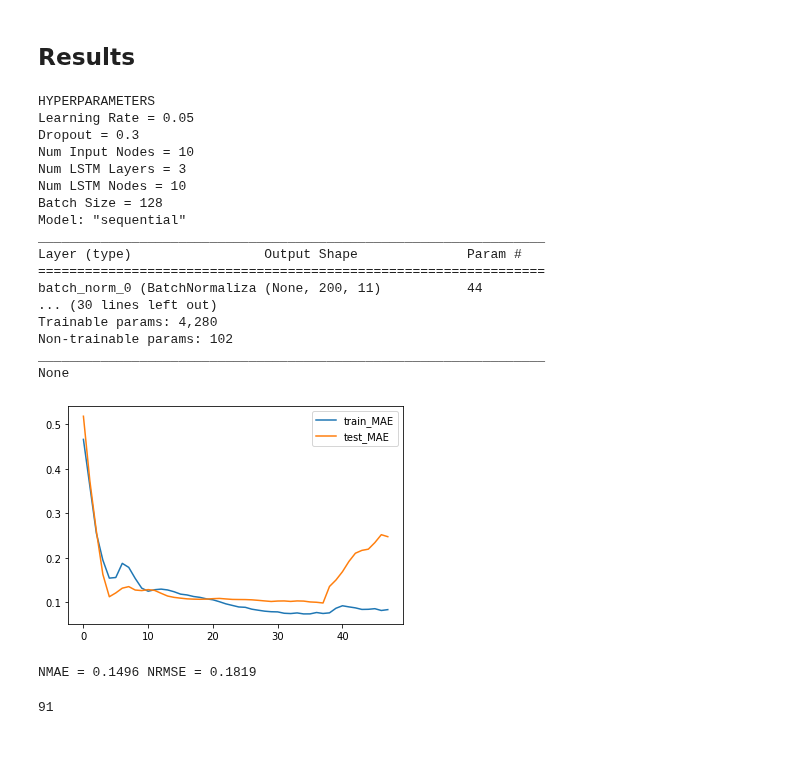
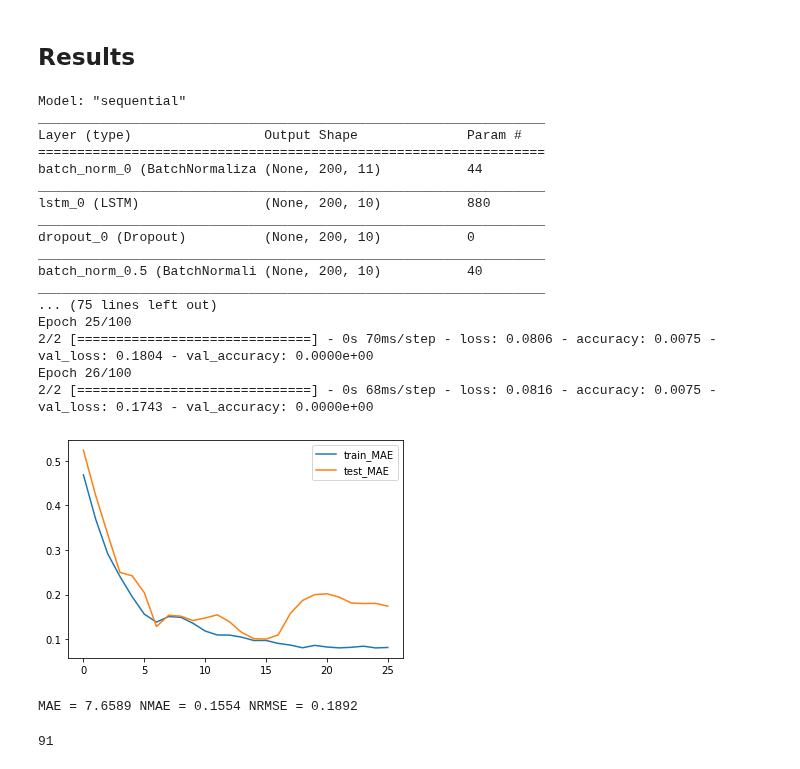
Before and after one commit to TLChilton/Senior_Capstone, a Jupyter notebook: Thomas/LSTMBayesSearch.ipynb, the cells around one changed output. Saved outputs shown, nothing was run; the diff lists cells and outputs as text; code cells hidden in the pictures.

```diff
--- a/Thomas/LSTMBayesSearch.ipynb
+++ b/Thomas/LSTMBayesSearch.ipynb
@@ -202,9 +173,6 @@ def build_model(learning_rate, num_input_nodes, num_lstm_layers, num_lstm_nodes,
         model.add(LSTM(num_lstm_nodes, name='lstm_{0}'.format(i+1), return_sequences=True))
         model.add(Dropout(dropout, name='dropout_{0}'.format(i+1)))
         model.add(BatchNormalization(name='batch_norm_{0}'.format(i+1)))
-        if (i % 2) == 0 and i < num_lstm_layers - 1:
-            model.add(Flatten())
-            model.add(RepeatVector(n_out))
     model.add(LSTM(1, name='lstm_last', return_sequences=False))
     model.add(Dense(n_out, activation="linear", name='dense', kernel_constraint=NonNeg()))
 
@@ -229,8 +197,8 @@ from tensorflow.python.keras import backend as K
 import math
 # %%
 
-dim_learning_rate = Real(low=0.0001, high=0.9999, prior='uniform', name='learning_rate')
-dim_dropout = Real(low=0, high=0.9999, name='dropout')
+dim_learning_rate = Real(low=0.00010, high=0.99999, prior='uniform', name='learning_rate')
+dim_dropout = Real(low=0.00000, high=0.99999, name='dropout')
 dim_num_input_nodes = Integer(low=1, high=365, name='num_input_nodes')
 dim_num_lstm_layers = Integer(low=0, high=5, name='num_lstm_layers')
 dim_num_lstm_nodes = Integer(low=1, high=365, name='num_lstm_nodes')
@@ -274,6 +242,7 @@ def fitness(learning_rate, dropout, num_input_nodes, num_lstm_layers,
     # Delete the Keras model with these hyper-parameters from memory.
     del model
     del early_stopping
+    del history
 
     # Clear the Keras session, otherwise it will keep adding new
     # models to the same TensorFlow graph each time we create
@@ -291,6 +260,7 @@ gp_result = gp_minimize(
     dimensions=dimensions,
     n_calls=15,
     n_jobs=-1,
+    kappa=5,    # default is 1.96
     x0=default_parameters,
     verbose=True
 )
@@ -315,52 +307,45 @@ Current minimum: 0.1801
 # %% [markdown]
 ## Results
 # %%
-print("HYPERPARAMETERS")
-print("Learning Rate = %s" % gp_result.x[0])
-print("Dropout = %s" % gp_result.x[1])
-print("Num Input Nodes = %s" % gp_result.x[2])
-print("Num LSTM Layers = %s" % gp_result.x[3])
-print("Num LSTM Nodes = %s" % gp_result.x[4])
-print("Batch Size = %s" % gp_result.x[5])
 model = build_model(learning_rate=gp_result.x[0], dropout=gp_result.x[1], num_input_nodes=gp_result.x[2],
     num_lstm_layers=gp_result.x[3], num_lstm_nodes=gp_result.x[4], n_out=n_out)
 
 print(model.summary())
 early_stopping = EarlyStopping(monitor='val_loss', mode='min', patience=10, restore_best_weights=True)
 history = model.fit(
     x=train_X,
     y=train_y,
     epochs=100,
     batch_size=gp_result.x[5],
     validation_data=(test_X, test_y),
     shuffle=False,
-    verbose=0,
+    verbose=1,
     callbacks=[early_stopping])
 
 pyplot.figure()
 pyplot.plot(history.history['loss'], label='train_MAE')
 pyplot.plot(history.history['val_loss'], label='test_MAE')
 pyplot.legend()
 pyplot.show()
 # %% [output]
-HYPERPARAMETERS
-Learning Rate = 0.05
-Dropout = 0.3
-Num Input Nodes = 10
-Num LSTM Layers = 3
-Num LSTM Nodes = 10
-Batch Size = 128
 Model: "sequential"
 _________________________________________________________________
 Layer (type)                 Output Shape              Param #
 =================================================================
 batch_norm_0 (BatchNormaliza (None, 200, 11)           44
-... (30 lines left out)
-Trainable params: 4,280
-Non-trainable params: 102
 _________________________________________________________________
-None
+lstm_0 (LSTM)                (None, 200, 10)           880
+_________________________________________________________________
+dropout_0 (Dropout)          (None, 200, 10)           0
+_________________________________________________________________
+batch_norm_0.5 (BatchNormali (None, 200, 10)           40
+_________________________________________________________________
+... (75 lines left out)
+Epoch 25/100
+2/2 [==============================] - 0s 70ms/step - loss: 0.0806 - accuracy: 0.0075 - val_loss: 0.1804 - val_accuracy: 0.0000e+00
+Epoch 26/100
+2/2 [==============================] - 0s 68ms/step - loss: 0.0816 - accuracy: 0.0075 - val_loss: 0.1743 - val_accuracy: 0.0000e+00
-[figure, old version]
+[figure, new version]
 # %%
 # Make Prediction
 yhat = model.predict(predict_X)
@@ -369,10 +354,11 @@ inv_y = scaler.inverse_transform(predict_y).reshape(n_out*n_predict)
 inv_yhat = scaler.inverse_transform(yhat.reshape(-1,1)).reshape(n_out*n_predict)
 # calculate RMSE and NRMSE
 normalized_rmse = sqrt(tf.keras.metrics.mean_squared_error(inv_y, inv_yhat))/tf.math.reduce_mean(inv_y)
-normalized_mae = tf.keras.metrics.mean_absolute_error(inv_y, inv_yhat)/tf.math.reduce_mean(inv_y)
-print('NMAE = %.4f NRMSE = %.4f' % (normalized_mae, normalized_rmse), end="")
+mae = tf.keras.metrics.mean_absolute_error(inv_y, inv_yhat)
+normalized_mae = mae/tf.math.reduce_mean(inv_y)
+print('MAE = %.4f NMAE = %.4f NRMSE = %.4f' % (mae, normalized_mae, normalized_rmse), end="")
 # %% [output]
-NMAE = 0.1496 NRMSE = 0.1819
+MAE = 7.6589 NMAE = 0.1554 NRMSE = 0.1892
 # %%
 predictDates = dates[len(dates)-(n_out*n_predict):]
 numQuarters = floor(n_out / 90)
```
Also changed, not shown: parts of 5 cells of this notebook.
